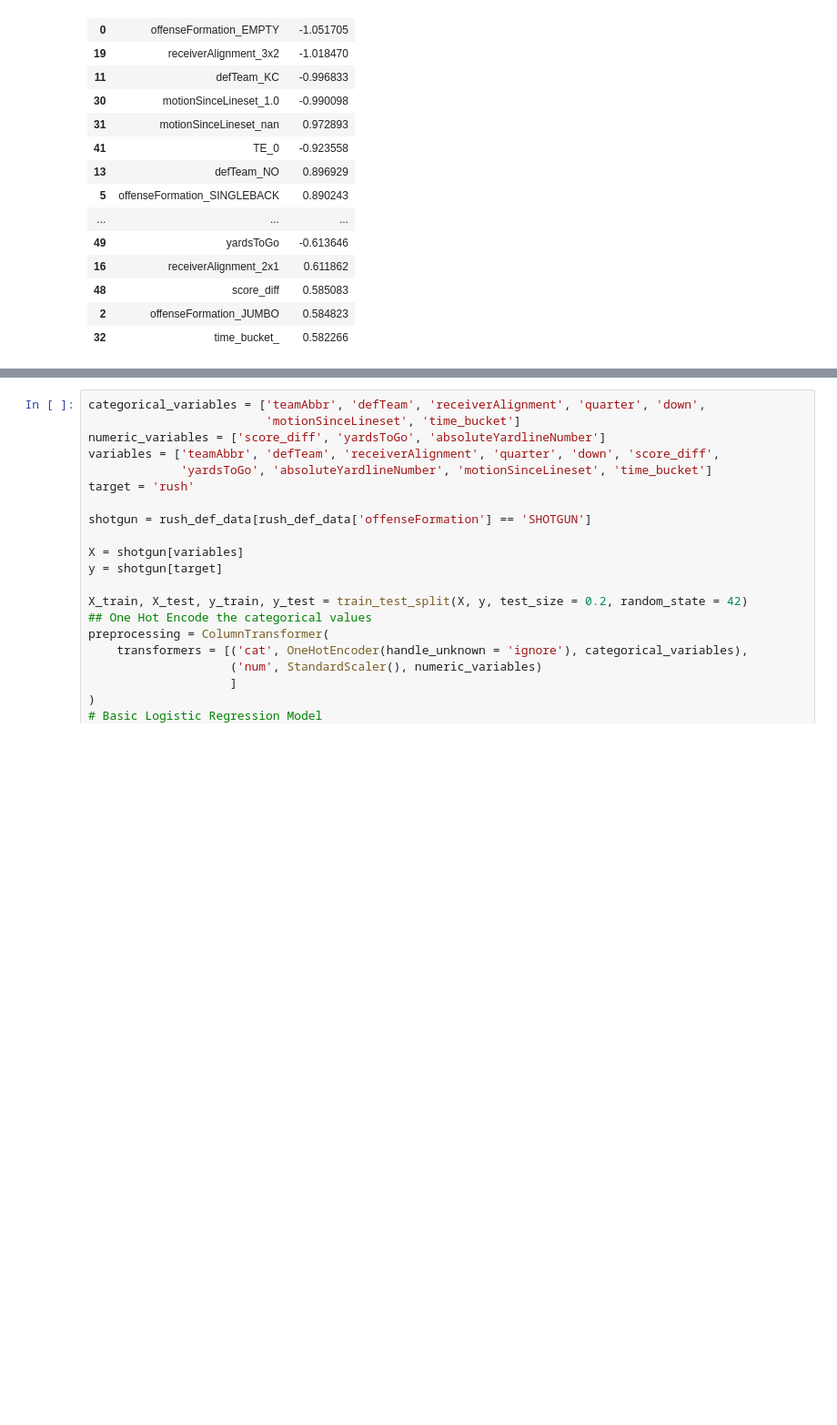
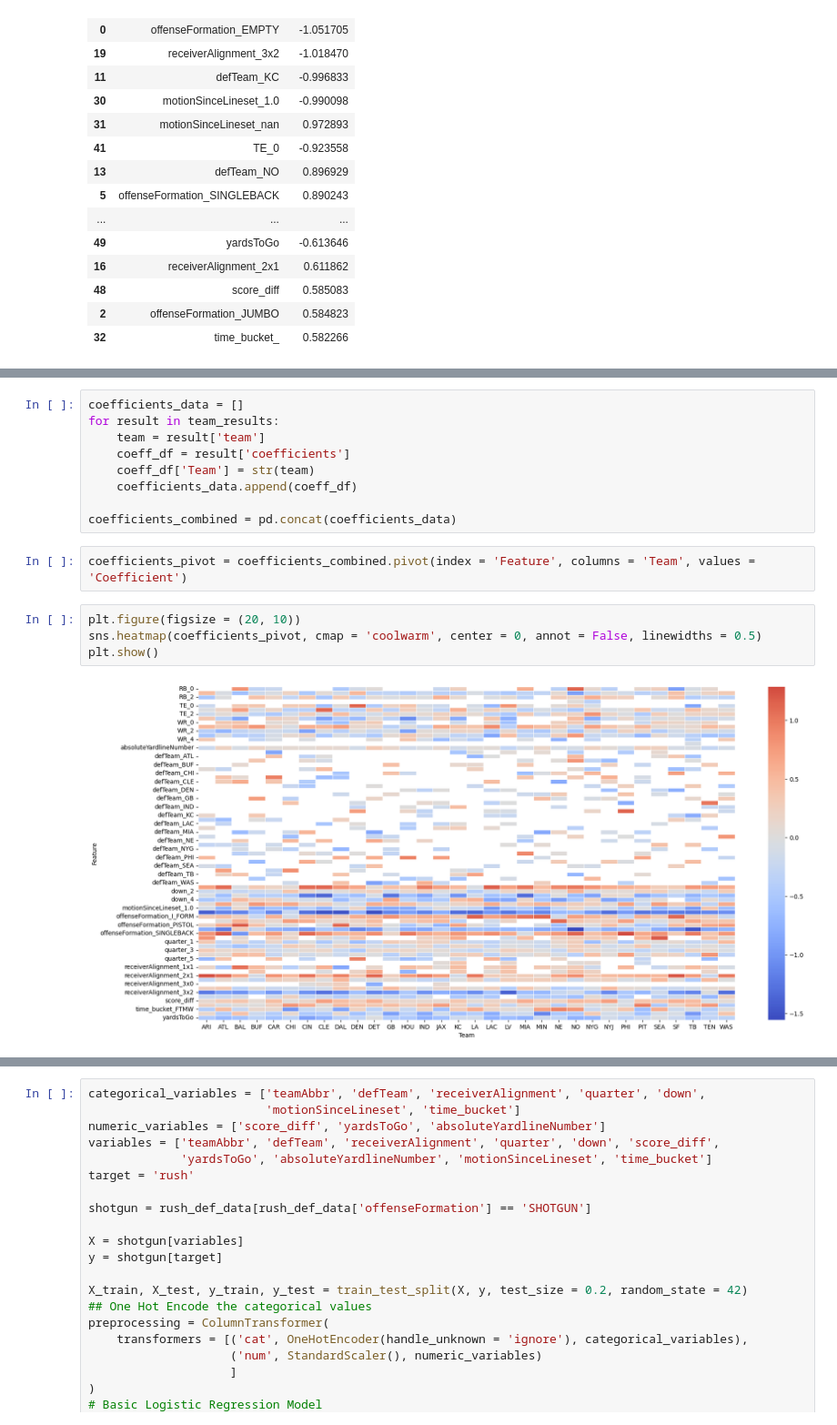
Before and after one commit to Merker56/NFL-Big-Data-Bowl-2025, a Jupyter notebook: 2025 BDB.ipynb, the cells around one changed output, grey strips where cells are left out. Shown at 91% size. Cells and saved outputs as stored; diff of their text form; blank space fills up the shorter version.

```diff
--- a/2025 BDB.ipynb
+++ b/2025 BDB.ipynb
@@ -1422,0 +1532,17 @@ log_df[0:20]
+# %%
+coefficients_data = []
+for result in team_results:
+    team = result['team']
+    coeff_df = result['coefficients']
+    coeff_df['Team'] = str(team)
+    coefficients_data.append(coeff_df)
+
+coefficients_combined = pd.concat(coefficients_data)
+# %%
+coefficients_pivot = coefficients_combined.pivot(index = 'Feature', columns = 'Team', values = 'Coefficient')
+# %%
+plt.figure(figsize = (20, 10))
+sns.heatmap(coefficients_pivot, cmap = 'coolwarm', center = 0, annot = False, linewidths = 0.5)
+plt.show()
+# %% [output]
+[figure, added]
```
Also changed, not shown: parts of 21 cells of this notebook.
